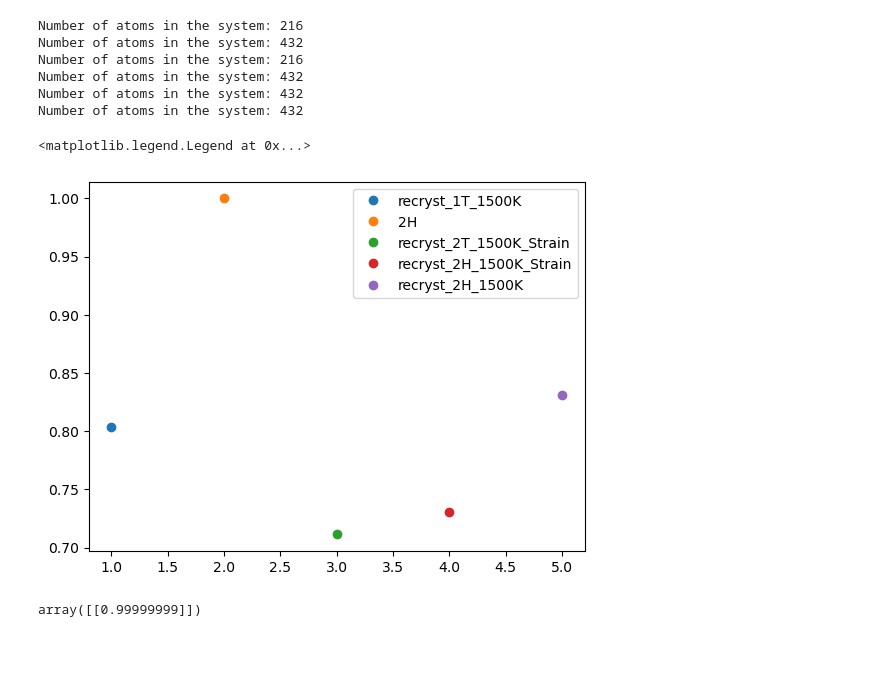
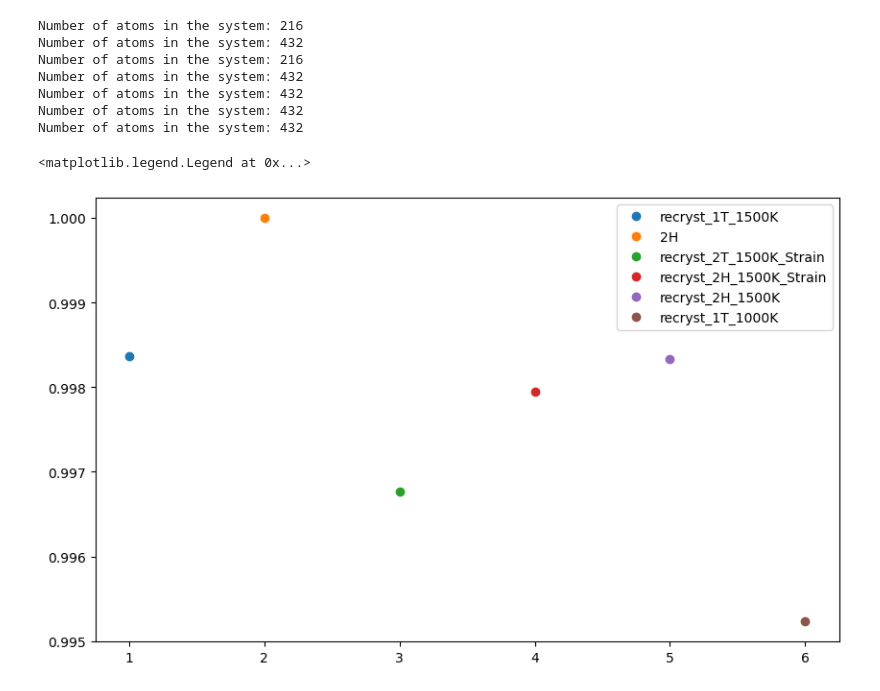
Before and after one commit to BagchiS6/WSe2_Recryst, a Jupyter notebook: structure_descriptor_analysis.ipynb, the cells around one changed output. Drawn from its saved outputs; the diff is of its cells as text; code cells hidden in the pictures; blank space fills up the shorter version.

```diff
--- a/structure_descriptor_analysis.ipynb
+++ b/structure_descriptor_analysis.ipynb
@@ -112,11 +232,13 @@ def compute_decriptor_PCA(data, num_PC=3):
 # %%
 
-files = ['WSe_Structures/2X_1T_uc.lmp', 'WSe_Structures/1600000_2X_1T_1500K_scale.lmp', 'WSe_Structures/2X_2H_uc.lmp', 'WSe_Structures/1600000_2X_1T_1500K_scale1.0476.lmp', 'WSe_Structures/1600000_2X_2H_1500K_scale1.0476.lmp', 'WSe_Structures/1600000_2X_2H_1500K_scale1.lmp']
+files = ['WSe_Structures/2X_1T_uc.lmp', 'WSe_Structures/1600000_2X_1T_1500K_scale.lmp', 'WSe_Structures/2X_2H_uc.lmp',\
+	  'WSe_Structures/1600000_2X_1T_1500K_scale1.0476.lmp', 'WSe_Structures/1600000_2X_2H_1500K_scale1.0476.lmp', \
+		'WSe_Structures/1600000_2X_2H_1500K_scale1.lmp', 'WSe_Structures/1600000_2X_1T_1000K_scale.lmp']
 
-descrptors = {'structure': ['1T', 'recryst_1T_1500K', '2H', 'recryst_2T_1500K_Strain', 'recryst_2H_1500K_Strain', 'recryst_2H_1500K'], 'Values': [], 'PCA': []}
+descrptors = {'structure': ['1T', 'recryst_1T_1500K', '2H', 'recryst_2T_1500K_Strain', 'recryst_2H_1500K_Strain', 'recryst_2H_1500K','recryst_1T_1000K'], 'Values': [], 'PCA': []}
 
 for ic, file in enumerate(files):
-	bispec_descr, lmp_types = compute_bispectrum(lmp_struc=file, cutfac=1, rfrac0=0.5, twojmax=8, R=[2,2], w=[2,1])
+	bispec_descr, lmp_types = compute_bispectrum(lmp_struc=file, cutfac=1, rfrac0=0.5, twojmax=8, R=[3,1], w=[1,1])
 	bispec_descr_metals = bispec_descr[lmp_types==1]
 	descrptors['Values'].append(bispec_descr_metals)
 	bispec_descr_metals_pca = compute_decriptor_PCA(bispec_descr_metals, num_PC=50)
@@ -129,17 +251,19 @@ Number of atoms in the system: 216
 Number of atoms in the system: 432
 Number of atoms in the system: 432
 Number of atoms in the system: 432
+Number of atoms in the system: 432
 # %%
 from sklearn.metrics.pairwise import cosine_similarity
 # %%
-for ic in range(1,6):
+similarity = []
+
+plt.figure(figsize=(10, 6))
+for ic in range(1,7):
 	sim = cosine_similarity(np.abs(descrptors['PCA'][0]).mean(axis=0).reshape(1, -1), np.abs(descrptors['PCA'][ic]).mean(axis=0).reshape(1, -1))
+	similarity.append(sim)
 	plt.plot(ic, sim, 'o', label=descrptors['structure'][ic])
+
 plt.legend()
 # %% [output]
 <matplotlib.legend.Legend at 0x...>
-[figure, old version]
+[figure, new version]
-# %%
-cosine_similarity(np.abs(descrptors['PCA'][0]).mean(axis=0).reshape(1, -1), np.abs(descrptors['PCA'][2]).mean(axis=0).reshape(1, -1))
-# %% [output]
-array([[0.99999999]])
```
Also changed, not shown: parts of 6 cells of this notebook, 3 other files.
